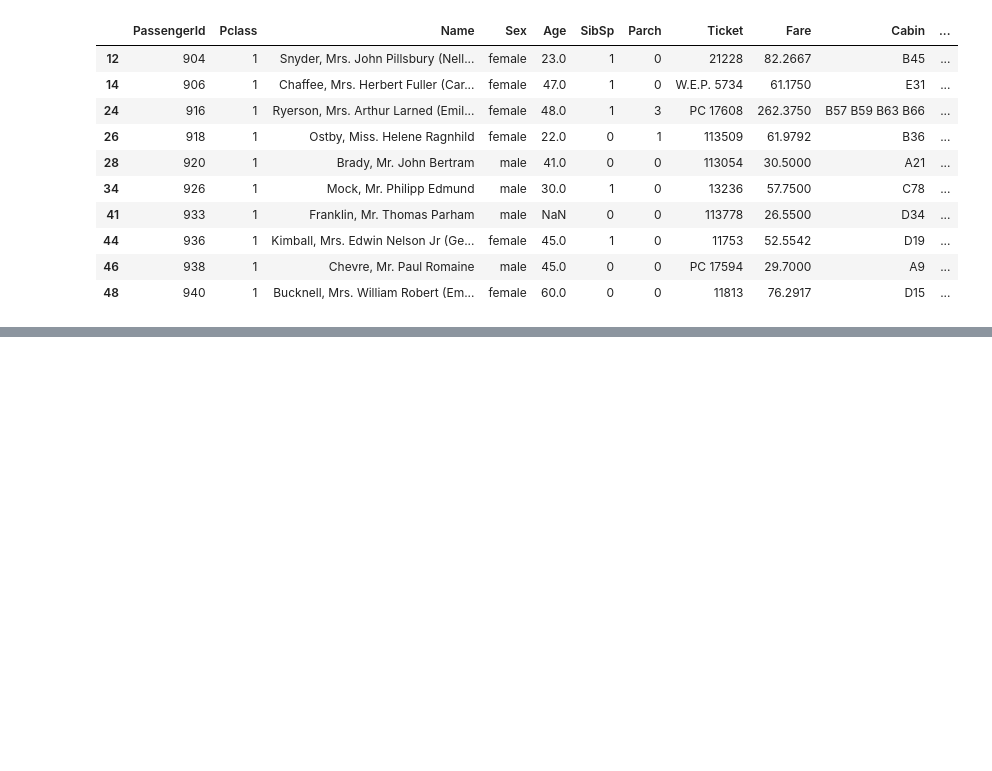
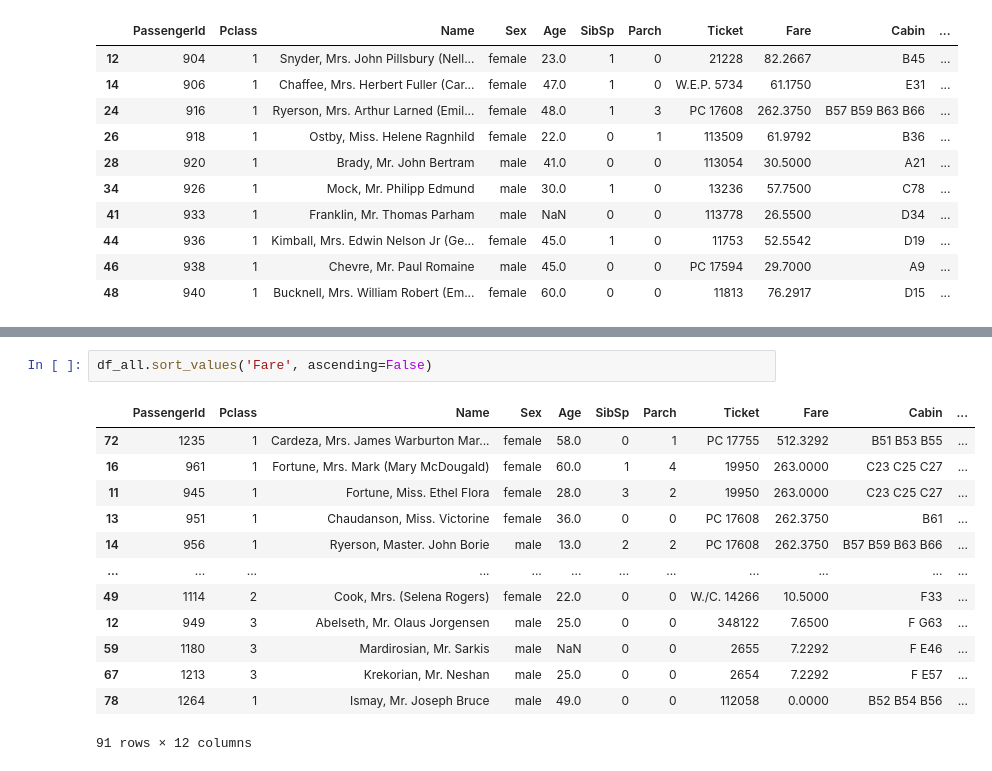
Before and after one commit to Paras-Gith/Titanic_data, a Jupyter notebook: solution.ipynb, the cells around one changed output, grey strips where cells are left out. Saved outputs shown, nothing was run; the diff lists cells and outputs as text; blank space fills up the shorter version.

```diff
--- a/solution.ipynb
+++ b/solution.ipynb
@@ -67,0 +99,16 @@ df_test.head(10)
+# %%
+df_all.sort_values('Fare', ascending=False)
+# %% [output]
+|  | PassengerId | Pclass | Name | Sex | Age | SibSp | Parch | Ticket | Fare | Cabin | ... |
+| 72 | 1235 | 1 | Cardeza, Mrs. James Warburton Mar... | female | 58.0 | 0 | 1 | PC 17755 | 512.3292 | B51 B53 B55 | ... |
+| 16 | 961 | 1 | Fortune, Mrs. Mark (Mary McDougald) | female | 60.0 | 1 | 4 | 19950 | 263.0000 | C23 C25 C27 | ... |
+| 11 | 945 | 1 | Fortune, Miss. Ethel Flora | female | 28.0 | 3 | 2 | 19950 | 263.0000 | C23 C25 C27 | ... |
+| 13 | 951 | 1 | Chaudanson, Miss. Victorine | female | 36.0 | 0 | 0 | PC 17608 | 262.3750 | B61 | ... |
+| 14 | 956 | 1 | Ryerson, Master. John Borie | male | 13.0 | 2 | 2 | PC 17608 | 262.3750 | B57 B59 B63 B66 | ... |
+| ... | ... | ... | ... | ... | ... | ... | ... | ... | ... | ... | ... |
+| 49 | 1114 | 2 | Cook, Mrs. (Selena Rogers) | female | 22.0 | 0 | 0 | W./C. 14266 | 10.5000 | F33 | ... |
+| 12 | 949 | 3 | Abelseth, Mr. Olaus Jorgensen | male | 25.0 | 0 | 0 | 348122 | 7.6500 | F G63 | ... |
+| 59 | 1180 | 3 | Mardirosian, Mr. Sarkis | male | NaN | 0 | 0 | 2655 | 7.2292 | F E46 | ... |
+| 67 | 1213 | 3 | Krekorian, Mr. Neshan | male | 25.0 | 0 | 0 | 2654 | 7.2292 | F E57 | ... |
+| 78 | 1264 | 1 | Ismay, Mr. Joseph Bruce | male | 49.0 | 0 | 0 | 112058 | 0.0000 | B52 B54 B56 | ... |
+91 rows × 12 columns
```
Also changed, not shown: parts of 8 cells of this notebook.
